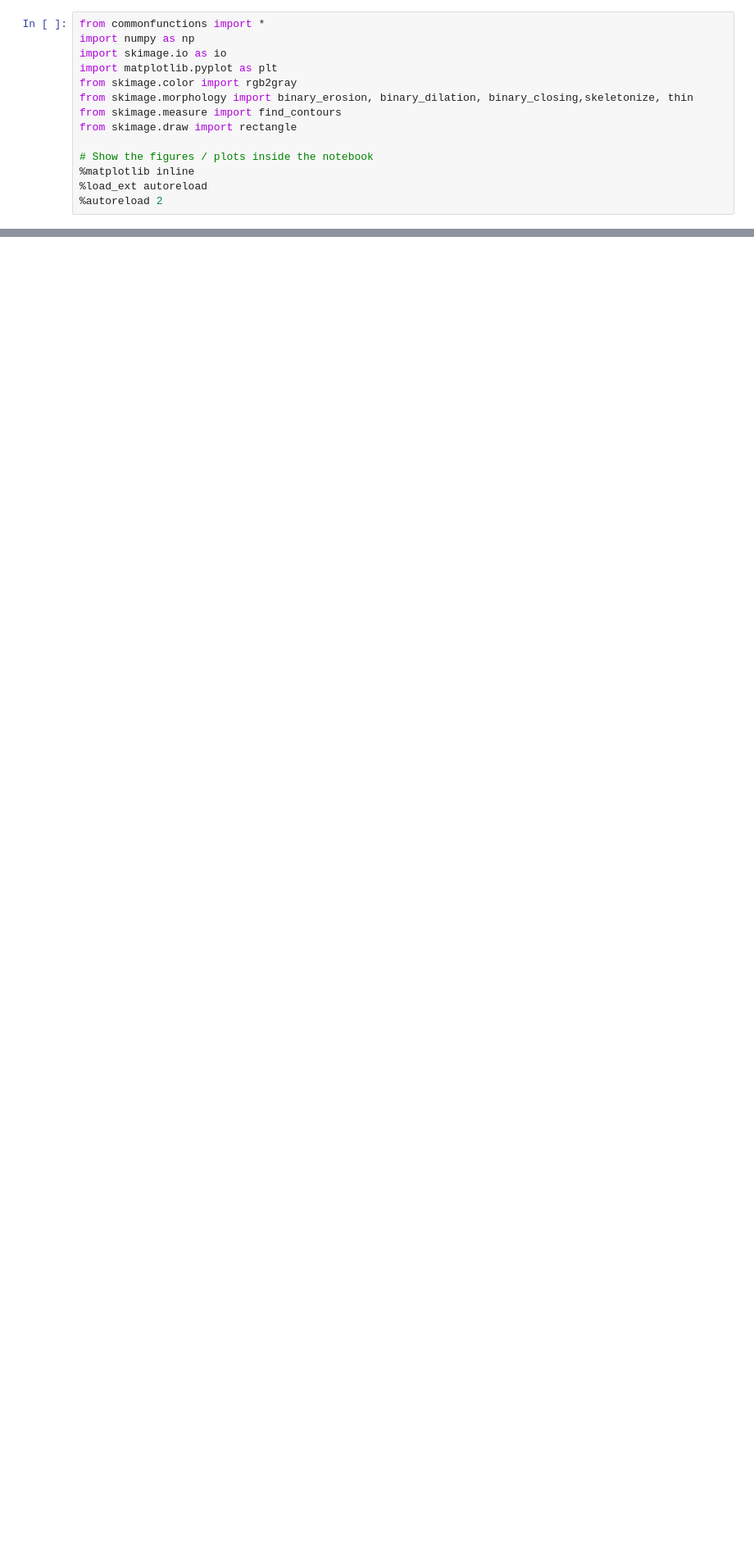
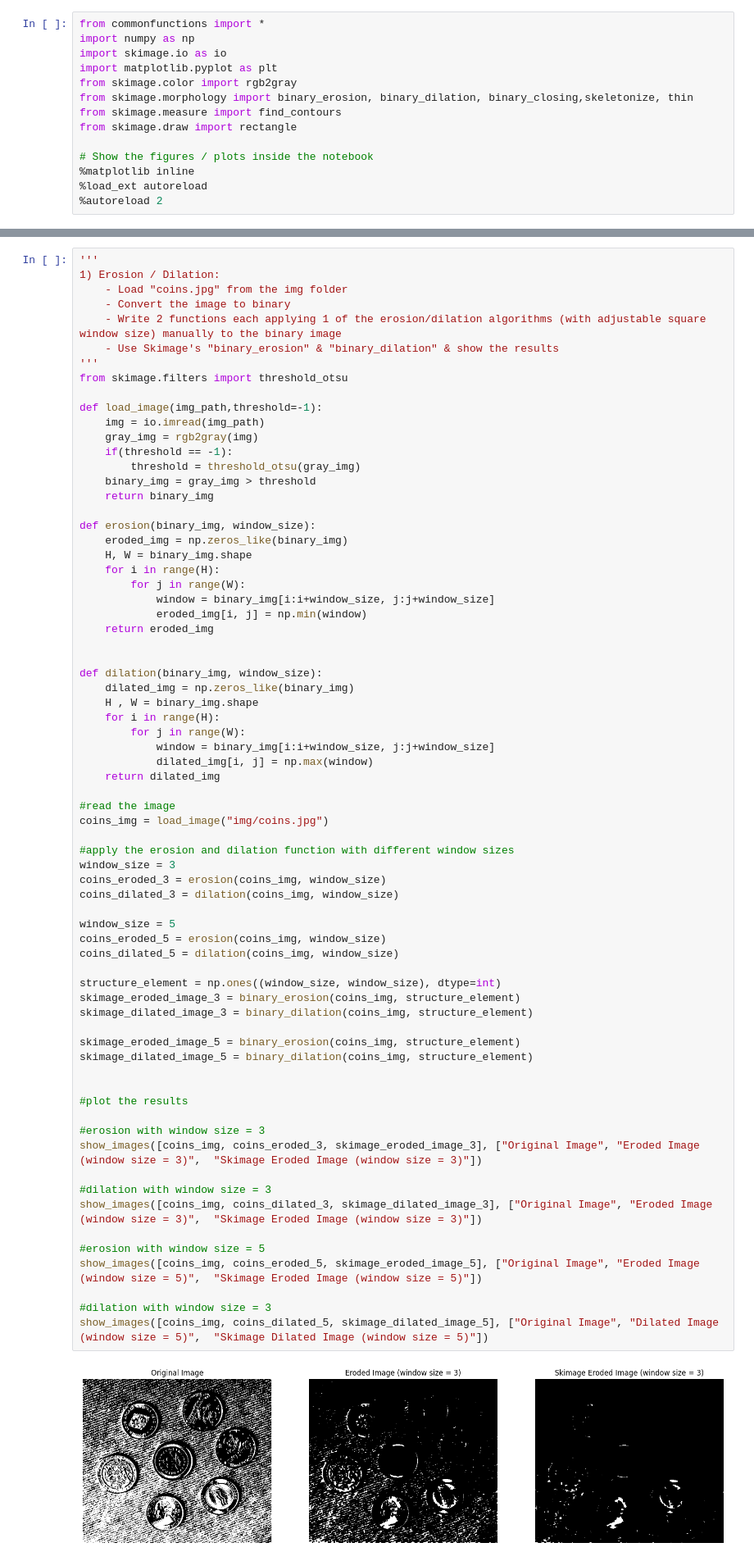
Before and after one commit to AhmedHamdiy/image-processing-labs, a Jupyter notebook: Lab-6/lab-Morphology-STD.ipynb, the cells around one changed output, grey strips where cells are left out. Shown at 82% size. Cells and saved outputs as stored; diff of their text form; blank space fills up the shorter version.

```diff
--- a/Lab-6/lab-Morphology-STD.ipynb
+++ b/Lab-6/lab-Morphology-STD.ipynb
@@ -28,0 +21,72 @@ from skimage.draw import rectangle
+# %%
+'''
+1) Erosion / Dilation:
+    - Load "coins.jpg" from the img folder
+    - Convert the image to binary
+    - Write 2 functions each applying 1 of the erosion/dilation algorithms (with adjustable square window size) manually to the binary image
+    - Use Skimage's "binary_erosion" & "binary_dilation" & show the results
+'''
+from skimage.filters import threshold_otsu
+
+def load_image(img_path,threshold=-1):
+    img = io.imread(img_path)
+    gray_img = rgb2gray(img)
+    if(threshold == -1):
+        threshold = threshold_otsu(gray_img)
+    binary_img = gray_img > threshold
+    return binary_img
+
+def erosion(binary_img, window_size):
+    eroded_img = np.zeros_like(binary_img)
+    H, W = binary_img.shape
+    for i in range(H):
+        for j in range(W):
+            window = binary_img[i:i+window_size, j:j+window_size]
+            eroded_img[i, j] = np.min(window)
+    return eroded_img
+
+
+def dilation(binary_img, window_size):
+    dilated_img = np.zeros_like(binary_img)
+    H , W = binary_img.shape
+    for i in range(H):
+        for j in range(W):
+            window = binary_img[i:i+window_size, j:j+window_size]
+            dilated_img[i, j] = np.max(window)
+    return dilated_img
+
+#read the image
+coins_img = load_image("img/coins.jpg")
+
+#apply the erosion and dilation function with different window sizes
+window_size = 3
+coins_eroded_3 = erosion(coins_img, window_size)
+coins_dilated_3 = dilation(coins_img, window_size)
+
+window_size = 5
+coins_eroded_5 = erosion(coins_img, window_size)
+coins_dilated_5 = dilation(coins_img, window_size)
+
+structure_element = np.ones((window_size, window_size), dtype=int)
+skimage_eroded_image_3 = binary_erosion(coins_img, structure_element)
+skimage_dilated_image_3 = binary_dilation(coins_img, structure_element)
+
+skimage_eroded_image_5 = binary_erosion(coins_img, structure_element)
+skimage_dilated_image_5 = binary_dilation(coins_img, structure_element)
+
+
+#plot the results
+
+#erosion with window size = 3
+show_images([coins_img, coins_eroded_3, skimage_eroded_image_3], ["Original Image", "Eroded Image (window size = 3)",  "Skimage Eroded Image (window size = 3)"])
+
+#dilation with window size = 3
+show_images([coins_img, coins_dilated_3, skimage_dilated_image_3], ["Original Image", "Eroded Image (window size = 3)",  "Skimage Eroded Image (window size = 3)"])
+
+#erosion with window size = 5
+show_images([coins_img, coins_eroded_5, skimage_eroded_image_5], ["Original Image", "Eroded Image (window size = 5)",  "Skimage Eroded Image (window size = 5)"])
+
+#dilation with window size = 3
+show_images([coins_img, coins_dilated_5, skimage_dilated_image_5], ["Original Image", "Dilated Image (window size = 5)",  "Skimage Dilated Image (window size = 5)"])
+# %% [output]
+[figure, added]
```
Also changed, not shown: parts of 4 cells of this notebook, 3 other files.
